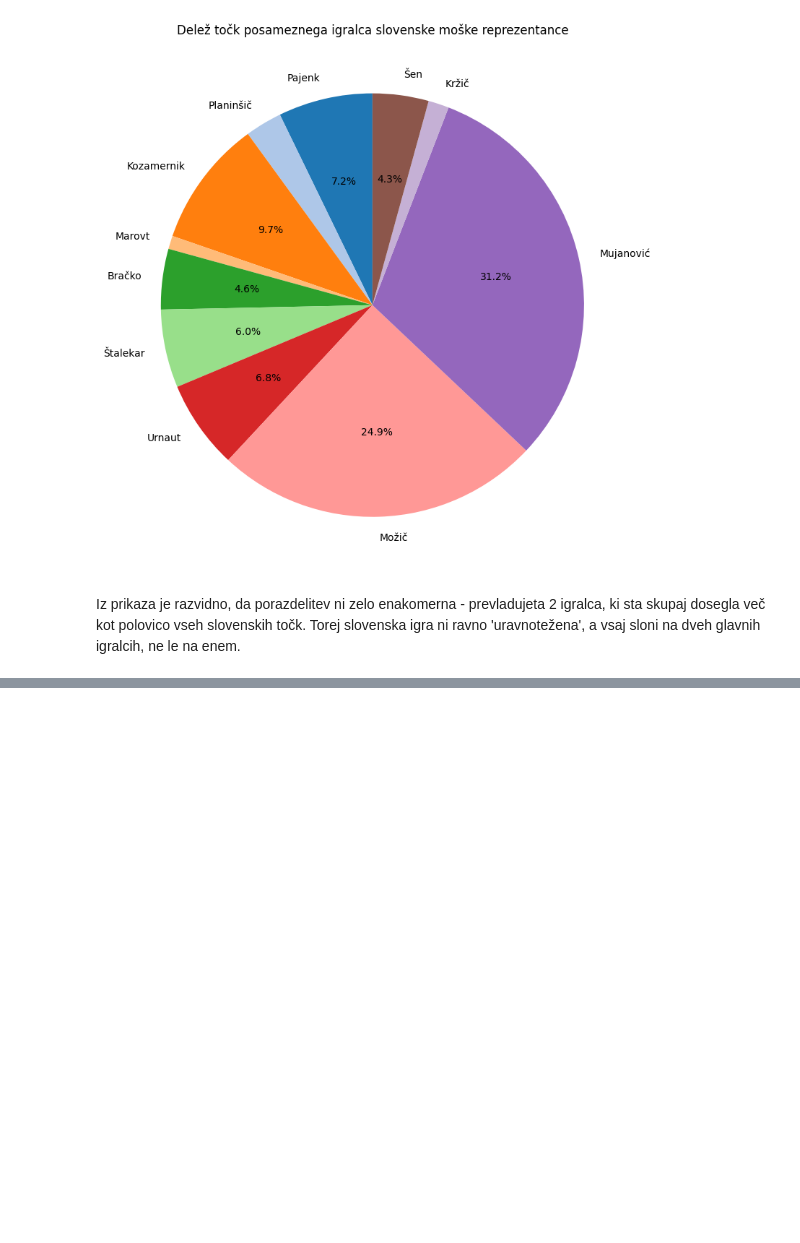
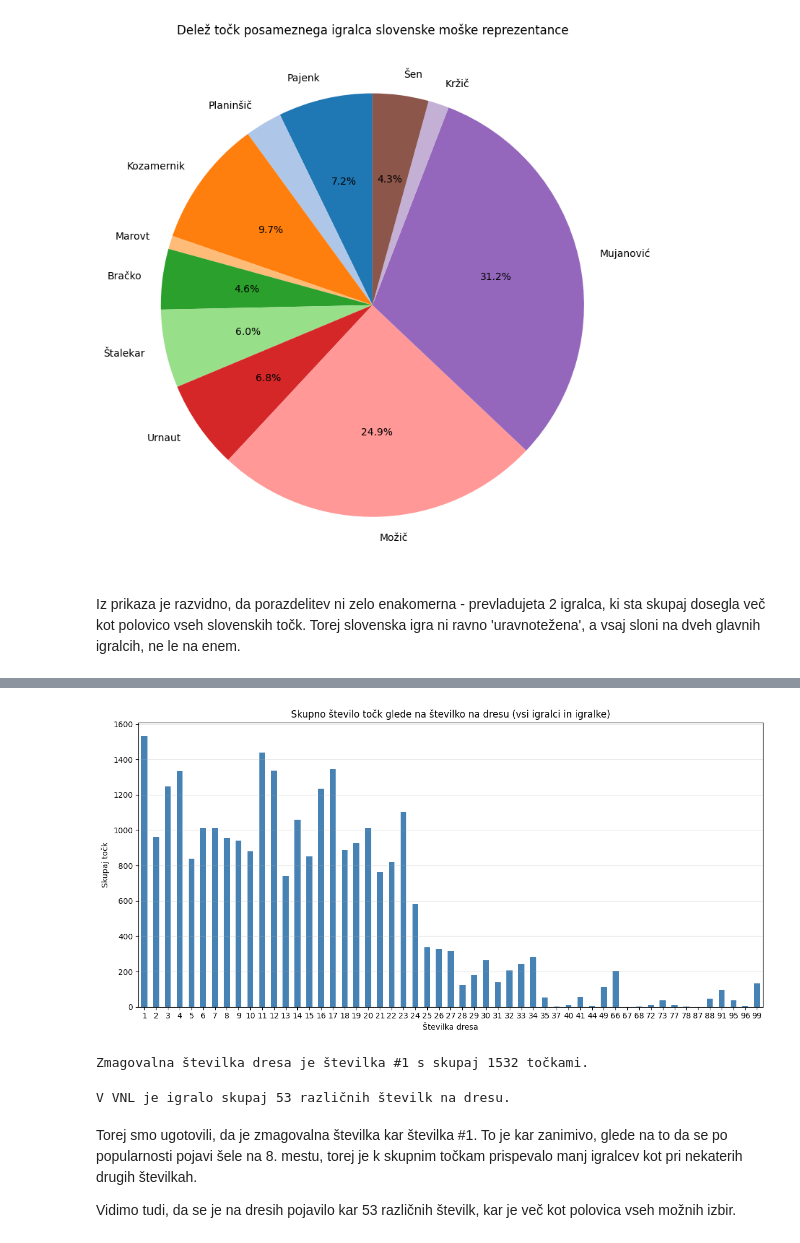
Before and after one commit to mijastijepic/UVP_projektna_naloga, a Jupyter notebook: analiza_podatkov.ipynb, the cells around one changed output, grey strips where cells are left out. Drawn from its saved outputs; the diff is of its cells as text; code cells hidden in the pictures; blank space fills up the shorter version.

Commit message:
statistika za številke na dresu

```diff
--- a/analiza_podatkov.ipynb
+++ b/analiza_podatkov.ipynb
@@ -486,0 +514,33 @@ Iz prikaza je razvidno, da porazdelitev ni zelo enakomerna - prevladujeta 2 igra
+# %%
+tocke_po_stevilki = (
+    igralci.groupby("st_dresa")["tocke_skupaj"]
+    .sum()
+    .sort_index()
+)
+
+tocke_po_stevilki.plot(kind="bar", figsize=(12, 6), color="steelblue")
+plt.title("Skupno število točk glede na številko na dresu (vsi igralci in igralke)")
+plt.xlabel("Številka dresa")
+plt.ylabel("Skupaj točk")
+plt.xticks(rotation=0)
+plt.grid(axis="y", alpha=0.3)
+plt.tight_layout()
+plt.show()
+# %% [output]
+[figure, added]
+# %%
+zmagovalna_stevilka = tocke_po_stevilki.idxmax()
+najvec_tock = tocke_po_stevilki.max()
+
+print(f"Zmagovalna številka dresa je številka #{zmagovalna_stevilka} s skupaj {najvec_tock:.0f} točkami.")
+# %% [output]
+Zmagovalna številka dresa je številka #1 s skupaj 1532 točkami.
+# %%
+stevilo_razlicnih_stevilk = igralci["st_dresa"].nunique()
+print(f"V VNL je igralo skupaj {stevilo_razlicnih_stevilk} različnih številk na dresu.")
+# %% [output]
+V VNL je igralo skupaj 53 različnih številk na dresu.
+# %% [markdown]
+Torej smo ugotovili, da je zmagovalna številka kar številka #1. To je kar zanimivo, glede na to da se po popularnosti pojavi šele na 8. mestu, torej je k skupnim točkam prispevalo manj igralcev kot pri nekaterih drugih številkah.
+
+Vidimo tudi, da se je na dresih pojavilo kar 53 različnih številk, kar je več kot polovica vseh možnih izbir.
```
Also changed, not shown: parts of 2 cells of this notebook.
